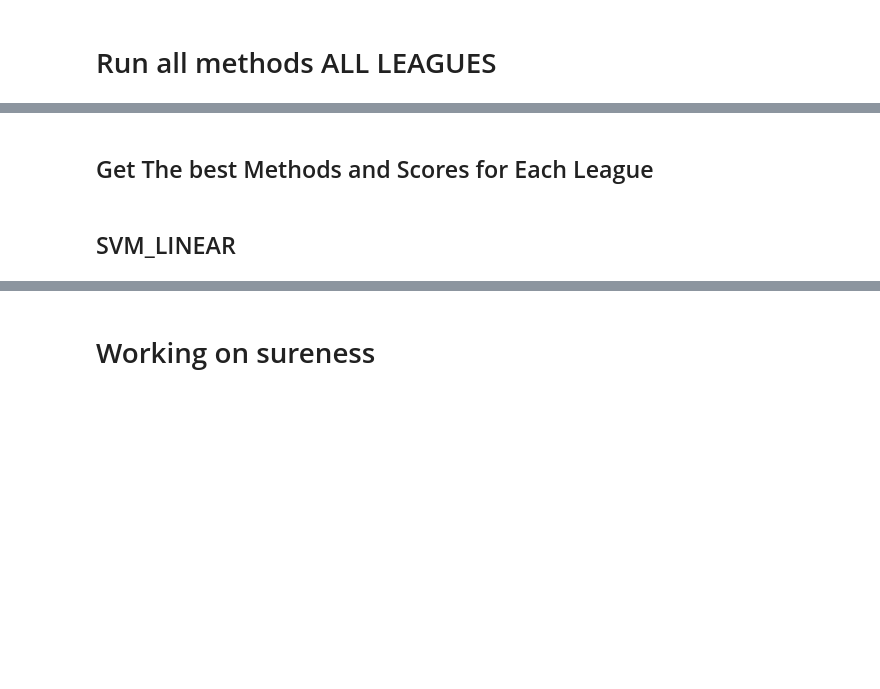
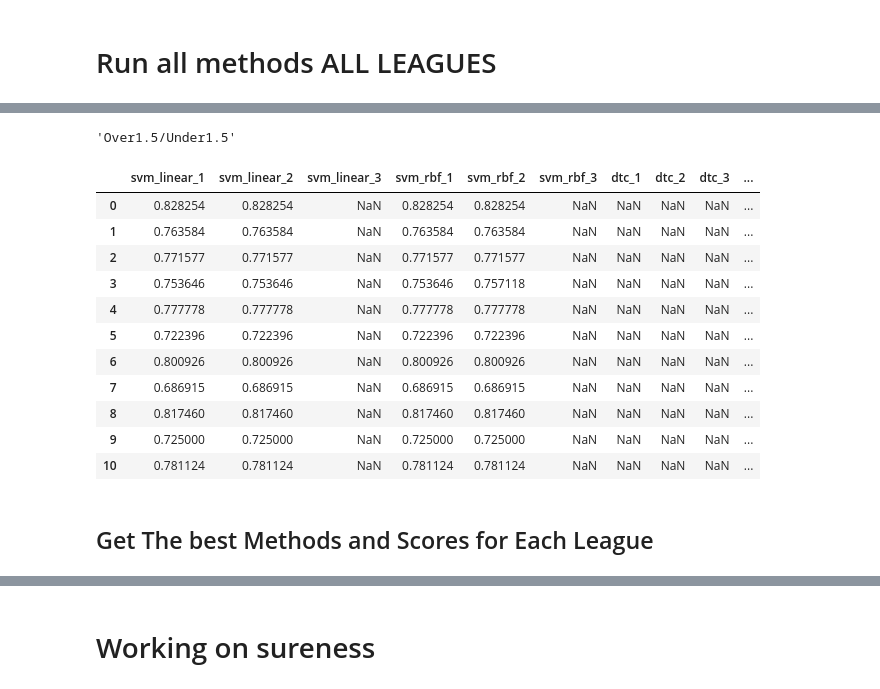
Before and after one commit to hh1713/football_machine, a Jupyter notebook: notebooks/final_project.ipynb, the cells around one changed output, grey strips where cells are left out. Drawn from its saved outputs; the diff is of its cells as text; code cells hidden in the pictures; blank space fills up the shorter version.

```diff
--- a/notebooks/final_project.ipynb
+++ b/notebooks/final_project.ipynb
@@ -396,0 +473,6 @@ R.mean()
+# %%
+season_to_be_predicted='2015/2016'
+column_to_predict='Over1.5/Under1.5'
+column_to_use_as_prediction = [90,91,92,93]
+# %%
+L=FINAL(allchampionships,season_to_be_predicted,column_to_predict,column_to_use_as_prediction)
@@ -397,3 +491,22 @@ R.mean()
+# %%
+column_to_predict
+# %% [output]
+'Over1.5/Under1.5'
+# %%
+L
+# %% [output]
+|  | svm_linear_1 | svm_linear_2 | svm_linear_3 | svm_rbf_1 | svm_rbf_2 | svm_rbf_3 | dtc_1 | dtc_2 | dtc_3 | ... |
+| 0 | 0.828254 | 0.828254 | NaN | 0.828254 | 0.828254 | NaN | NaN | NaN | NaN | ... |
+| 1 | 0.763584 | 0.763584 | NaN | 0.763584 | 0.763584 | NaN | NaN | NaN | NaN | ... |
+| 2 | 0.771577 | 0.771577 | NaN | 0.771577 | 0.771577 | NaN | NaN | NaN | NaN | ... |
+| 3 | 0.753646 | 0.753646 | NaN | 0.753646 | 0.757118 | NaN | NaN | NaN | NaN | ... |
+| 4 | 0.777778 | 0.777778 | NaN | 0.777778 | 0.777778 | NaN | NaN | NaN | NaN | ... |
+| 5 | 0.722396 | 0.722396 | NaN | 0.722396 | 0.722396 | NaN | NaN | NaN | NaN | ... |
+| 6 | 0.800926 | 0.800926 | NaN | 0.800926 | 0.800926 | NaN | NaN | NaN | NaN | ... |
+| 7 | 0.686915 | 0.686915 | NaN | 0.686915 | 0.686915 | NaN | NaN | NaN | NaN | ... |
+| 8 | 0.817460 | 0.817460 | NaN | 0.817460 | 0.817460 | NaN | NaN | NaN | NaN | ... |
+| 9 | 0.725000 | 0.725000 | NaN | 0.725000 | 0.725000 | NaN | NaN | NaN | NaN | ... |
+| 10 | 0.781124 | 0.781124 | NaN | 0.781124 | 0.781124 | NaN | NaN | NaN | NaN | ... |
 # %% [markdown]
 ## Get The best Methods and Scores for Each League
 # %%
@@ -403,5 +516,3 @@ for i in range(len(G)):
     print ('Best method are', b.mean()[b.mean()==max(b.mean())].index[i], 'with score', b.mean()[b.mean()==max(b.mean())][i])
 
     print ('Best Methods for' )
-# %% [markdown]
-## SVM_LINEAR
```
Also changed, not shown: parts of 75 cells of this notebook, 1 other file.
